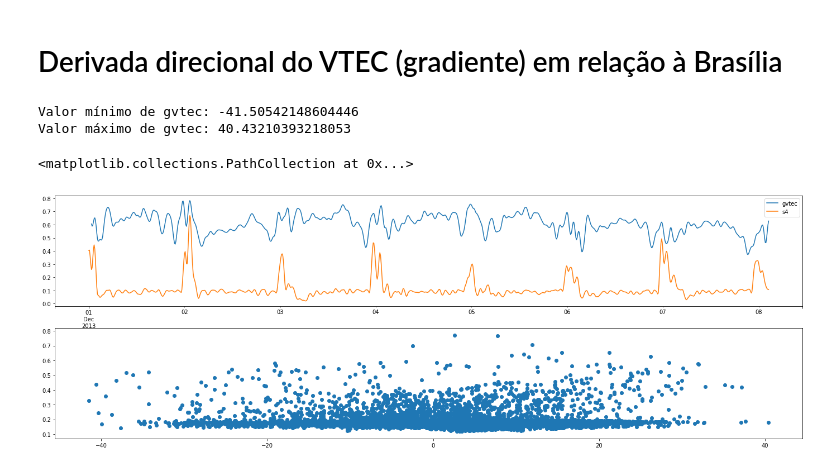
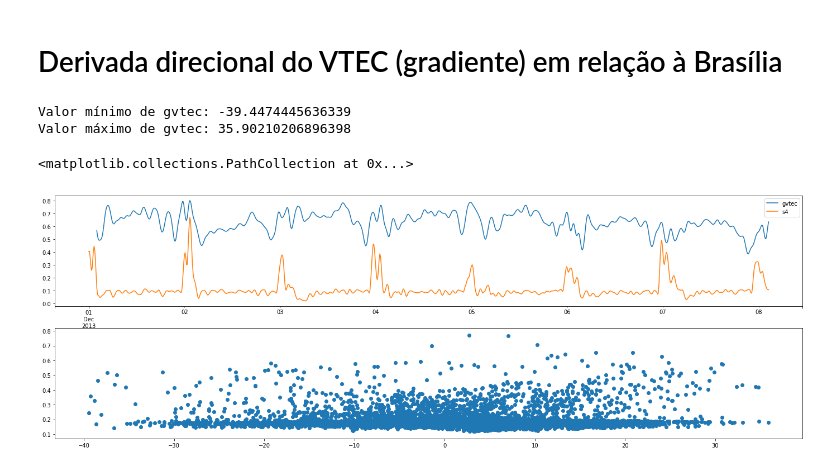
Before and after one commit to retiarus/correlation_vtec_s4, a Jupyter notebook: 06_analise_sj2.ipynb, the cells around one changed output. Drawn from its saved outputs; the diff is of its cells as text; code cells hidden in the pictures.

```diff
--- a/06_analise_sj2.ipynb
+++ b/06_analise_sj2.ipynb
@@ -90,6 +91,7 @@ Valor máximo de vtec: 102.68906554876085
 
 vtec_lag_1 = vtec.shift(1)
 vtec_dt = vtec - vtec_lag_1
+vtec_dt = pd.Series(smooth_signal(vtec_dt), index=vtec_dt.index) # smoothing the new data
 df['vtec_dt'] = vtec_dt.values
 
 # to vtec_dt data
@@ -123,6 +125,7 @@ Valor máximo de vtec: 8.451275140526803
 vtec_lag_1 = vtec.shift(1)
 vtec_lag_2 = vtec.shift(2)
 vtec_dt2 = vtec - 2*vtec_lag_1 + vtec_lag_2
+vtec_dt2 = pd.Series(smooth_signal(vtec_dt2), index=vtec_dt2.index) # smoothing the new data
 
 df['vtec_dt2'] = vtec_dt2.values
 
@@ -152,6 +155,7 @@ Valor máximo de vtec: 5.027487793830787
 # Derivada direcional do VTEC (gradiente) em relação à Pirassununga
 # %%
 gvtec = vtec - vtec_neighborhood
+gvtec = pd.Series(smooth_signal(gvtec), index=gvtec.index) # smoothing the new data
 df['gvtec1'] = gvtec.values
 
 # to gvtec data
@@ -182,7 +186,8 @@ Valor máximo de gvtec: 8.182026361709774
 
 gvtec_lag_1 = gvtec.shift(1)
 gvtec_dt = gvtec - gvtec_lag_1
-df['gvtec_dt'] = gvtec_dt.values
+gvtec_dt = pd.Series(smooth_signal(gvtec_dt), index=gvtec_dt.index) # smoothing the new data
+df['gvtec1_dt'] = gvtec_dt.values
 
 # to vtec_dt data
 value_min_gvtec_dt = gvtec_dt.min()
@@ -193,4 +198,12 @@ print('Valor máximo de gvtec:', value_max_gvtec_dt)
 
 scale_gvtec_dt = Scale(value_min_gvtec_dt, value_max_gvtec_dt)
 gvtec_dt_scale = pd.Series(scale_vtec_dt(gvtec_dt.values.ravel()), index=gvtec_dt.index)
+
+fig, ax = plt.subplots(2, 1)
+figsize=(24, 8)
+gvtec_dt_scale[0:1024].plot(figsize=figsize, ax=ax[0], label='vtec_dt')
+s4_scale[0:1024].plot(figsize=figsize, ax=ax[0], label='s4')
+ax[0].legend(loc="upper right")
+
+ax[1].scatter(gvtec_dt.values, s4.values)
 # %% [output]
@@ -201,30 +216,31 @@ Valor máximo de gvtec: 7.153581022703904
 # %%
 neighborhood = 'bsa'
 vtec_neighborhood = df_series_vtec[neighborhood]
 s4_neighborhood = df_series_s4[neighborhood]
 
 gvtec = vtec - vtec_neighborhood
+gvtec = pd.Series(smooth_signal(gvtec), index=gvtec.index) # smoothing the new data
 df['gvtec2'] = gvtec.values
 
 # to gvtec data
 value_min_gvtec = gvtec.min()
 value_max_gvtec = gvtec.max()
 
 print('Valor mínimo de gvtec:', value_min_gvtec)
 print('Valor máximo de gvtec:', value_max_gvtec)
 
 scale_gvtec = Scale(value_min_gvtec, value_max_gvtec)
 gvtec_scale = pd.Series(scale_gvtec(gvtec.values.ravel()), index=gvtec.index)
 
 fig, ax = plt.subplots(2, 1)
 figsize=(24, 8)
 gvtec_scale[0:1024].plot(figsize=figsize, ax=ax[0], label='gvtec')
 s4_scale[0:1024].plot(figsize=figsize, ax=ax[0], label='s4')
 ax[0].legend(loc="upper right")
 
 ax[1].scatter(gvtec.values, s4.values)
 # %% [output]
-Valor mínimo de gvtec: -41.50542148604446
-Valor máximo de gvtec: 40.43210393218053
+Valor mínimo de gvtec: -39.4474445636339
+Valor máximo de gvtec: 35.90210206896398
 <matplotlib.collections.PathCollection at 0x...>
-[figure, old version]
+[figure, new version]
```
Also changed, not shown: parts of 7 cells of this notebook, 1 other file.
